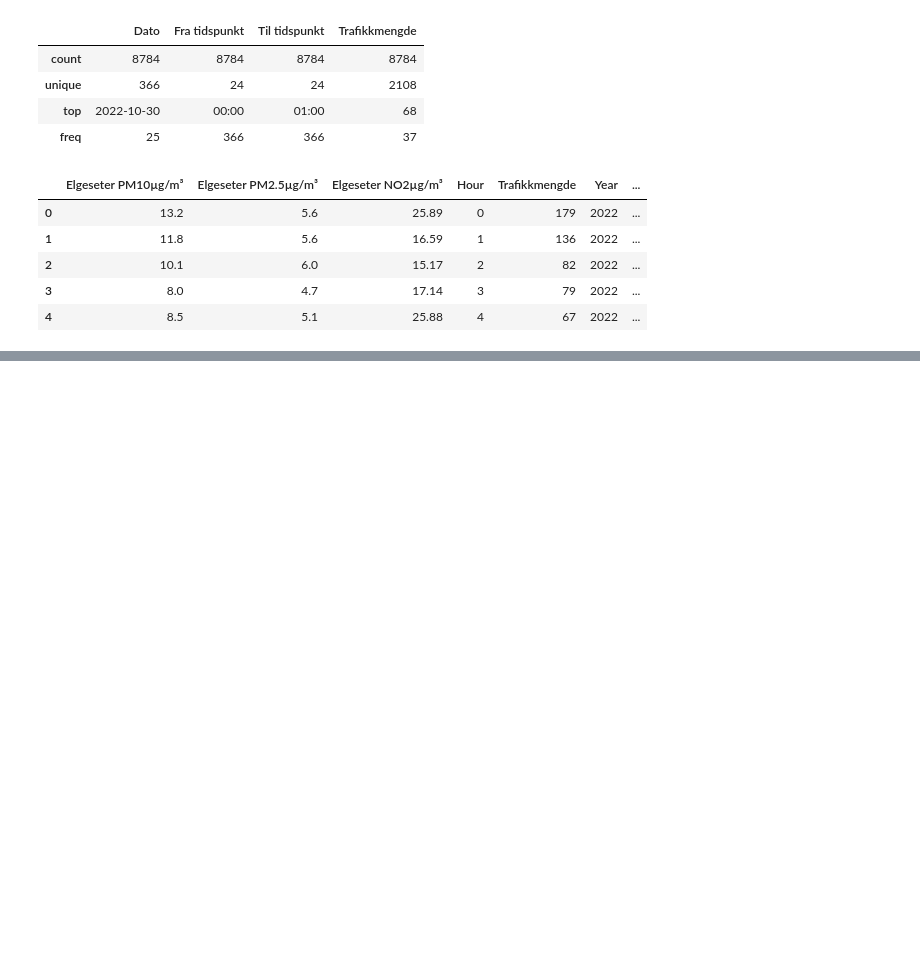
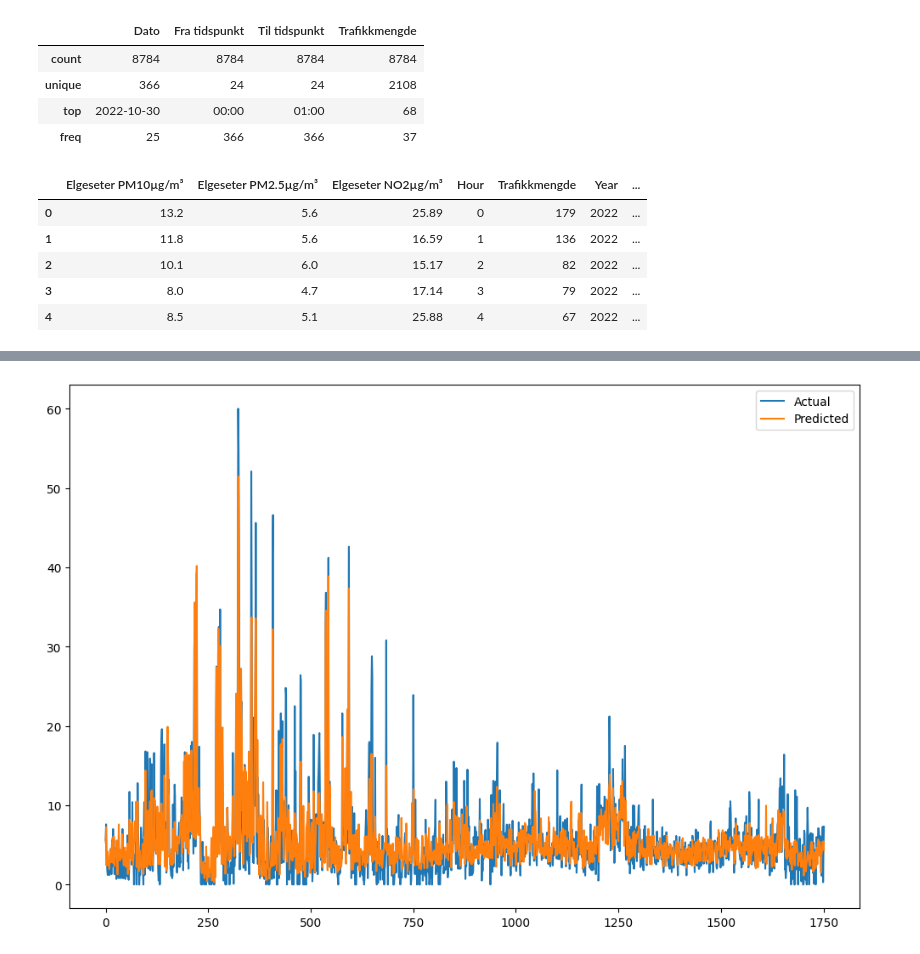
Before and after one commit to Naqibulr/EIT, a Jupyter notebook: prediksjoner/neuralNet.ipynb, the cells around one changed output, grey strips where cells are left out. Saved outputs shown, nothing was run; the diff lists cells and outputs as text; code cells hidden in the pictures; blank space fills up the shorter version.

```diff
--- a/prediksjoner/neuralNet.ipynb
+++ b/prediksjoner/neuralNet.ipynb
@@ -64,0 +170,13 @@ test_df.to_csv('test.csv', index=False)
+# %%
+
+plt.figure(figsize=(12,8))
+
+plt.plot(y_test['Elgeseter PM2.5µg/m³'].values, label='Actual')
+plt.plot(predictions[:, 1], label='Predicted')
+
+
+
+plt.legend()
+plt.show()
+# %% [output]
+[figure, added]
```
Also changed, not shown: parts of 9 cells of this notebook, 3 other files.
